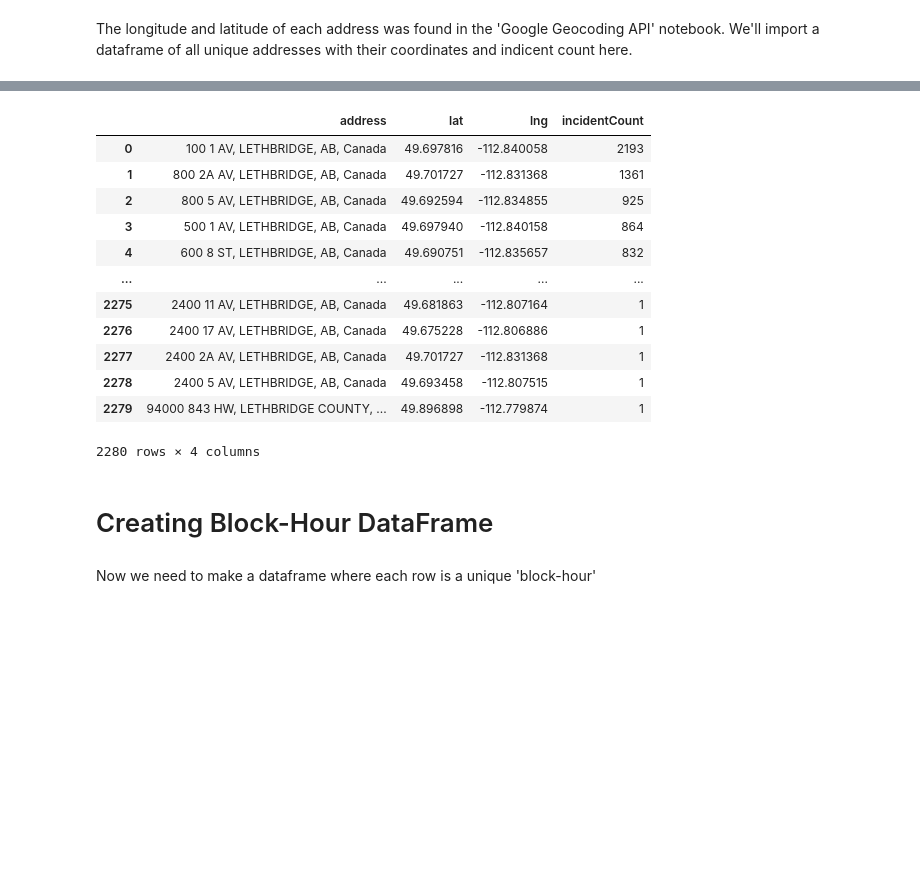
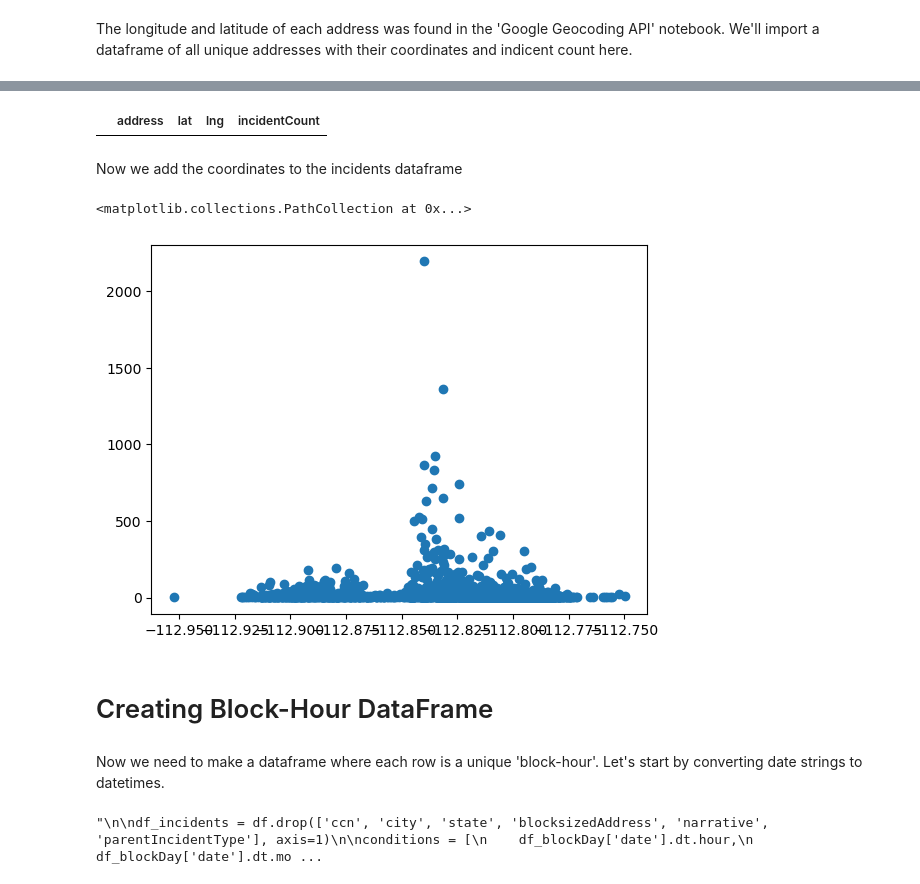
Before and after one commit to SamTheDataGuy/LHL-Final-Project, a Jupyter notebook: Final-Project.ipynb, the cells around one changed output, grey strips where cells are left out. Saved outputs shown, nothing was run; the diff lists cells and outputs as text; code cells hidden in the pictures; blank space fills up the shorter version.

```diff
--- a/Final-Project.ipynb
+++ b/Final-Project.ipynb
@@ -116,17 +160,9 @@ The longitude and latitude of each address was found in the 'Google Geocoding AP
 # %%
 df_address = pd.read_csv('df_address.csv')
-df_address
+df_address = df_address[df_address['address'].isin(df['address'])]
-# %% [output]
-|  | address | lat | lng | incidentCount |
-| 0 | 100 1 AV, LETHBRIDGE, AB, Canada | 49.697816 | -112.840058 | 2193 |
-| 1 | 800 2A AV, LETHBRIDGE, AB, Canada | 49.701727 | -112.831368 | 1361 |
-| 2 | 800 5 AV, LETHBRIDGE, AB, Canada | 49.692594 | -112.834855 | 925 |
-| 3 | 500 1 AV, LETHBRIDGE, AB, Canada | 49.697940 | -112.840158 | 864 |
-| 4 | 600 8 ST, LETHBRIDGE, AB, Canada | 49.690751 | -112.835657 | 832 |
-| ... | ... | ... | ... | ... |
-| 2275 | 2400 11 AV, LETHBRIDGE, AB, Canada | 49.681863 | -112.807164 | 1 |
-| 2276 | 2400 17 AV, LETHBRIDGE, AB, Canada | 49.675228 | -112.806886 | 1 |
-| 2277 | 2400 2A AV, LETHBRIDGE, AB, Canada | 49.701727 | -112.831368 | 1 |
-| 2278 | 2400 5 AV, LETHBRIDGE, AB, Canada | 49.693458 | -112.807515 | 1 |
-| 2279 | 94000 843 HW, LETHBRIDGE COUNTY, ... | 49.896898 | -112.779874 | 1 |
-2280 rows × 4 columns
+# %%
+df_address[df_address['lat']>50]
+# %% [output]
+|  | address | lat | lng | incidentCount |
+# %% [markdown]
+Now we add the coordinates to the incidents dataframe
@@ -133,4 +171,9 @@ df_address
+# %%
+plt.scatter(df_address['lng'], df_address['incidentCount'])
+# %% [output]
+<matplotlib.collections.PathCollection at 0x...>
+[figure, added]
 # %% [markdown]
 # Creating Block-Hour DataFrame
 # %% [markdown]
-Now we need to make a dataframe where each row is a unique 'block-hour'
+Now we need to make a dataframe where each row is a unique 'block-hour'.  Let's start by converting date strings to datetimes.
@@ -136,0 +182,24 @@ Now we need to make a dataframe where each row is a unique 'block-hour'
+# %%
+"""
+
+df_incidents = df.drop(['ccn', 'city', 'state', 'blocksizedAddress', 'narrative', 'parentIncidentType'], axis=1)
+
+conditions = [
+    df_blockDay['date'].dt.hour,
+    df_blockDay['date'].dt.month.isin([3,4,5]),
+    df_blockDay['date'].dt.month.isin([6,7,8]),
+    df_blockDay['date'].dt.month.isin([9,10,11])
+    ]
+
+choices = [
+    'winter',
+    'spring',
+    'summer',
+    'fall'
+    ]
+
+df_blockDay.insert(2, 'season', np.select(conditions,choices,default='?'))
+
+"""
+# %% [output]
+"\n\ndf_incidents = df.drop(['ccn', 'city', 'state', 'blocksizedAddress', 'narrative', 'parentIncidentType'], axis=1)\n\nconditions = [\n    df_blockDay['date'].dt.hour,\n    df_blockDay['date'].dt.mo ...
```
Also changed, not shown: parts of 44 cells of this notebook.
